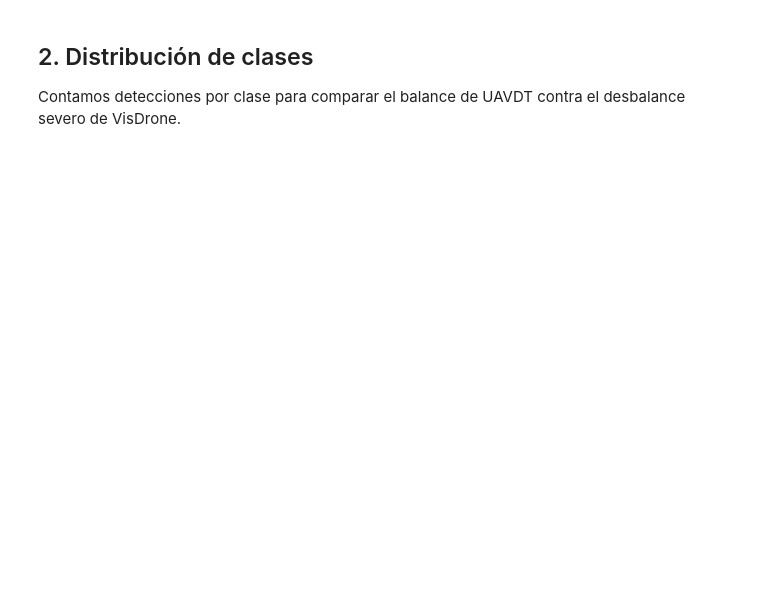
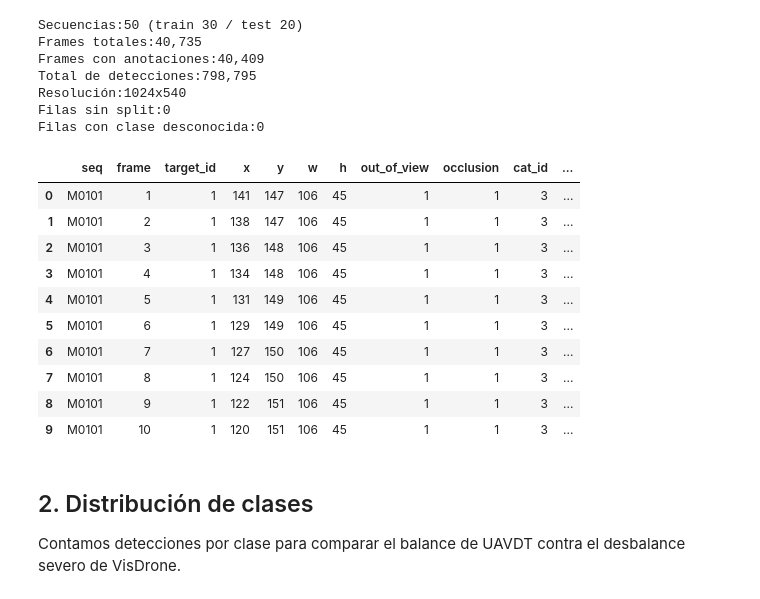
Before and after one commit to MikeFlores19/TT-deteccion-aerea, a Jupyter notebook: notebooks/02_eda_uavdt.ipynb, the cells around one changed output. Cells and saved outputs as stored; diff of their text form; code cells hidden in the pictures; blank space fills up the shorter version.

```diff
--- a/notebooks/02_eda_uavdt.ipynb
+++ b/notebooks/02_eda_uavdt.ipynb
@@ -111,3 +59,57 @@ Clases presentes:3
+# %%
+#Split oficial desde M_attr (strip por el espacio en 'M0701 _attr.txt')
+split_map={}
+for split in ["train", "test"]:
+    for f in (ATTR_DIR/split).glob("*_attr.txt"):
+        split_map[f.name.split("_")[0].strip()]=split
+
+#Parsear gt_whole de cada secuencia
+cols=["frame", "target_id", "x", "y", "w", "h", "out_of_view", "occlusion", "cat_id"]
+dfs=[]
+for gt_file in sorted(GT_DIR.glob("*_gt_whole.txt")):
+    d=pd.read_csv(gt_file, header=None, names=cols)
+    d.insert(0, "seq", gt_file.name.split("_")[0])
+    dfs.append(d)
+
+df_u=pd.concat(dfs, ignore_index=True)
+df_u["split"]=df_u["seq"].map(split_map)
+df_u["class"]=df_u["cat_id"].map(CLASS_NAMES)
+df_u["image"]=df_u["seq"]+"_"+df_u["frame"].astype(str).str.zfill(6)
+
+#Resolución (se verifica con el primer frame)
+w_img, h_img=Image.open(FRAMES_DIR/"M0101"/"img000001.jpg").size
+n_frames=sum(1 for _ in FRAMES_DIR.glob("*/*.jpg"))
+n_train=sum(v=="train" for v in split_map.values())
+n_test=sum(v=="test" for v in split_map.values())
+
+print(f"Secuencias:{df_u['seq'].nunique()} (train {n_train} / test {n_test})")
+print(f"Frames totales:{n_frames:,}")
+print(f"Frames con anotaciones:{df_u['image'].nunique():,}")
+print(f"Total de detecciones:{len(df_u):,}")
+print(f"Resolución:{w_img}x{h_img}")
+print(f"Filas sin split:{df_u['split'].isna().sum()}")
+print(f"Filas con clase desconocida:{df_u['class'].isna().sum()}")
+print()
+df_u.head(10)
+# %% [output]
+Secuencias:50 (train 30 / test 20)
+Frames totales:40,735
+Frames con anotaciones:40,409
+Total de detecciones:798,795
+Resolución:1024x540
+Filas sin split:0
+Filas con clase desconocida:0
+|  | seq | frame | target_id | x | y | w | h | out_of_view | occlusion | cat_id | ... |
+| 0 | M0101 | 1 | 1 | 141 | 147 | 106 | 45 | 1 | 1 | 3 | ... |
+| 1 | M0101 | 2 | 1 | 138 | 147 | 106 | 45 | 1 | 1 | 3 | ... |
+| 2 | M0101 | 3 | 1 | 136 | 148 | 106 | 45 | 1 | 1 | 3 | ... |
+| 3 | M0101 | 4 | 1 | 134 | 148 | 106 | 45 | 1 | 1 | 3 | ... |
+| 4 | M0101 | 5 | 1 | 131 | 149 | 106 | 45 | 1 | 1 | 3 | ... |
+| 5 | M0101 | 6 | 1 | 129 | 149 | 106 | 45 | 1 | 1 | 3 | ... |
+| 6 | M0101 | 7 | 1 | 127 | 150 | 106 | 45 | 1 | 1 | 3 | ... |
+| 7 | M0101 | 8 | 1 | 124 | 150 | 106 | 45 | 1 | 1 | 3 | ... |
+| 8 | M0101 | 9 | 1 | 122 | 151 | 106 | 45 | 1 | 1 | 3 | ... |
+| 9 | M0101 | 10 | 1 | 120 | 151 | 106 | 45 | 1 | 1 | 3 | ... |
 # %% [markdown]
 ## 2. Distribución de clases
 
```
Also changed, not shown: parts of 7 cells of this notebook, 3 other files.
